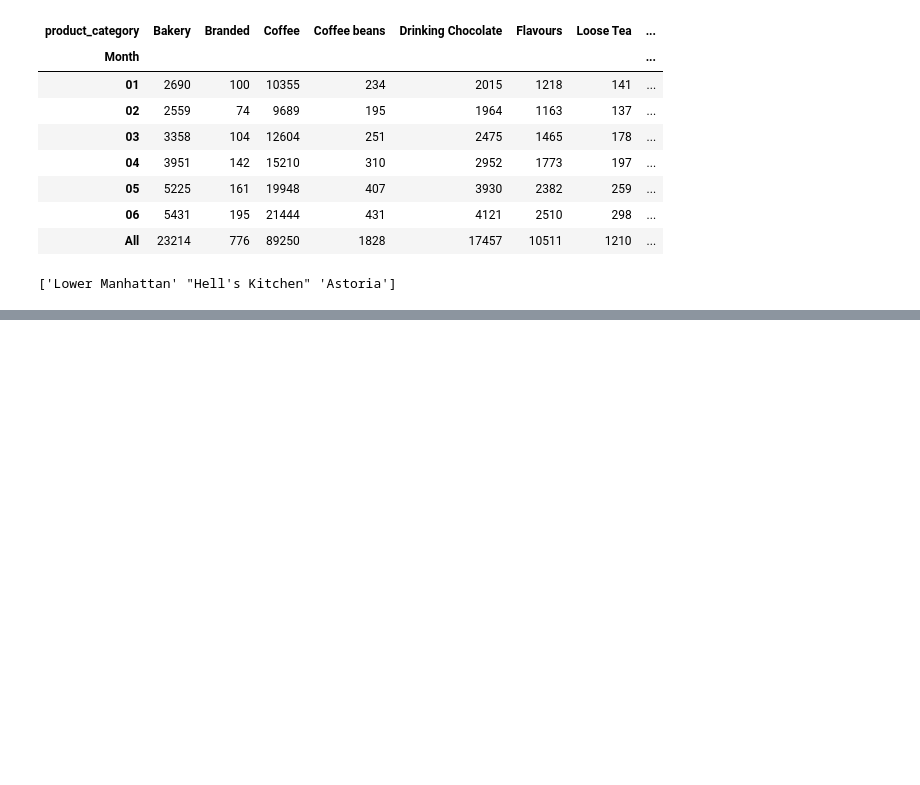
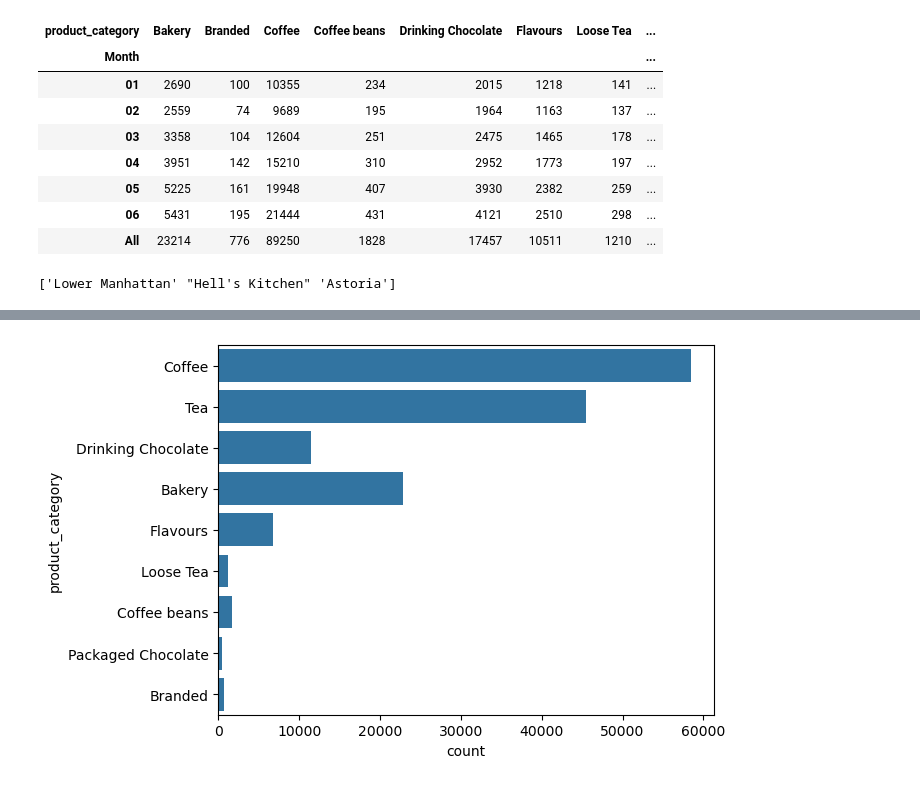
Before and after one commit to adityalahane19/Coffee-Sales_Analysis, a Jupyter notebook: coffee_shop.ipynb, the cells around one changed output, grey strips where cells are left out. Saved outputs shown, nothing was run; the diff lists cells and outputs as text; code cells hidden in the pictures; blank space fills up the shorter version.

```diff
--- a/coffee_shop.ipynb
+++ b/coffee_shop.ipynb
@@ -484,0 +492,4 @@ plt.show()
+# %%
+c
+# %% [output]
+[figure, added]
```
Also changed, not shown: parts of 51 cells of this notebook.
